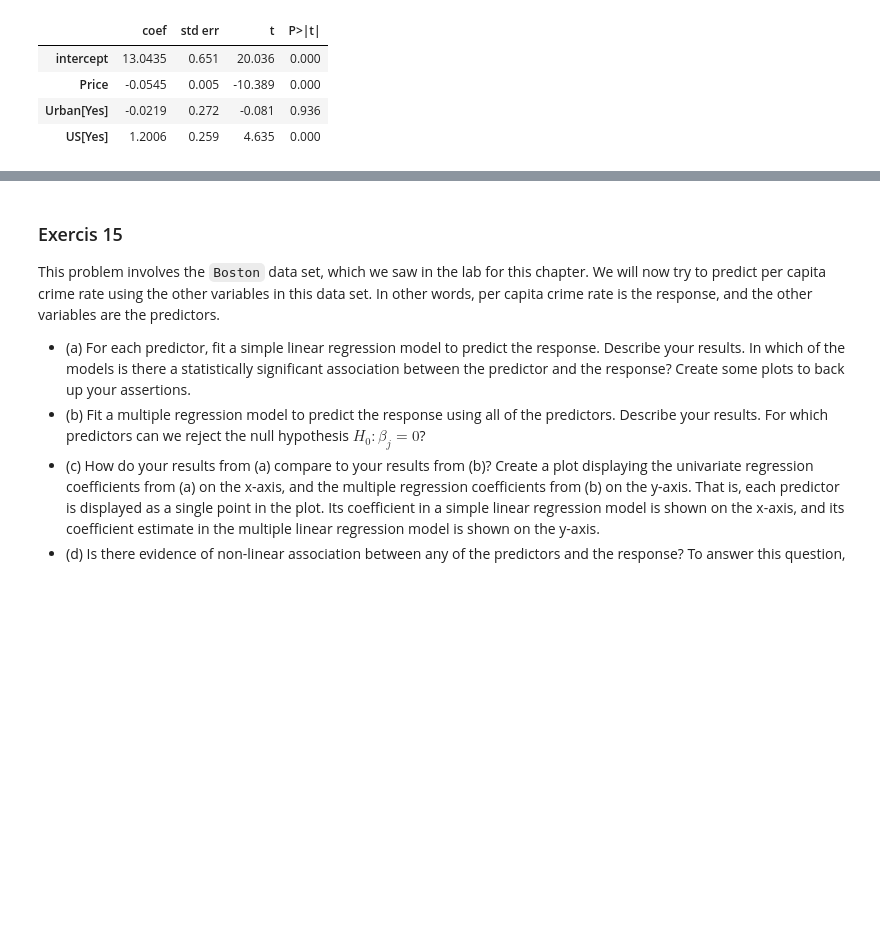
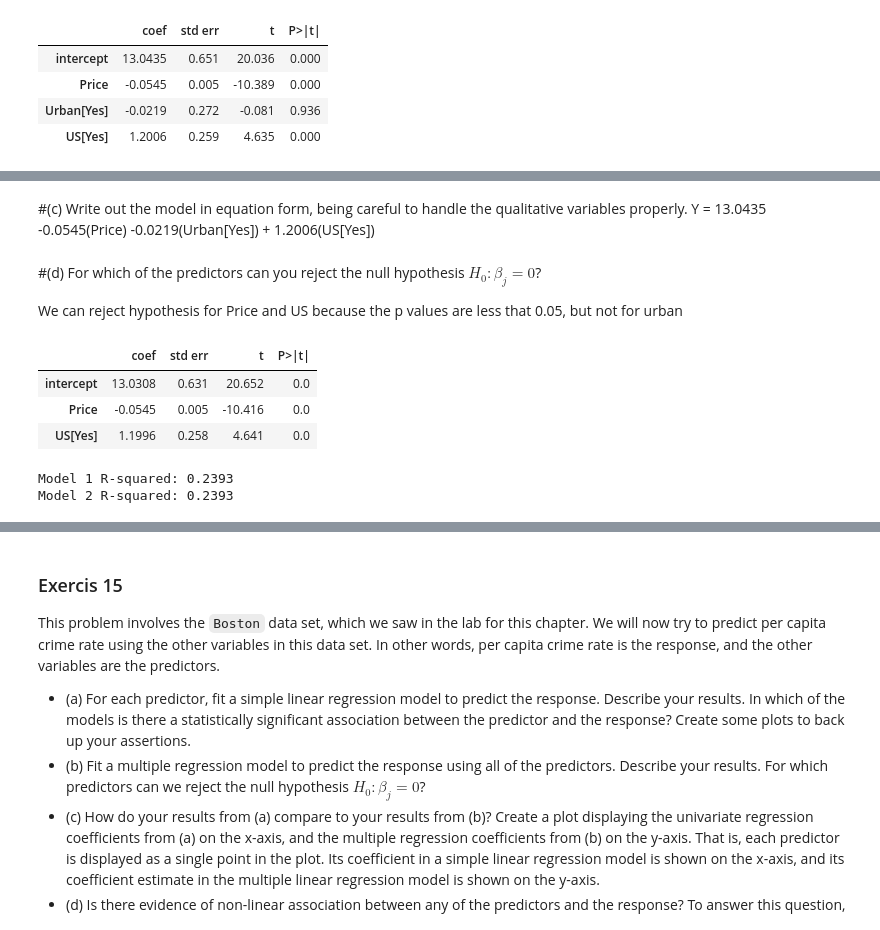
Before and after one commit to Nesu-tech/Methods_In_Data_Science, a Jupyter notebook: HW2 (3).ipynb, the cells around one changed output, grey strips where cells are left out. Cells and saved outputs as stored; diff of their text form; code cells hidden in the pictures; blank space fills up the shorter version.

```diff
--- a/HW2 (3).ipynb
+++ b/HW2 (3).ipynb
@@ -294,0 +302,33 @@ summarize(results1)
+# %% [markdown]
+#(c) Write out the model in equation form, being careful to handle
+the qualitative variables properly.
+Y = 13.0435 -0.0545(Price) -0.0219(Urban[Yes]) + 1.2006(US[Yes])
+# %% [markdown]
+#(d) For which of the predictors can you reject the null hypothesis $H_0 : β_j = 0$?
+
+We can reject hypothesis for Price and US because the p values are less that 0.05, but not for urban
+# %%
+#(e) On the basis of your response to the previous question, fit a
+#smaller model that only uses the predictors for which there is
+#evidence of association with the outcome.
+x = carseats.columns.drop(['Price', 'US'])
+y = carseats['Sales']
+x = ["Price", "US"]
+X2 = MS(x).fit_transform(carseats)
+model2 = sm.OLS(y, X2)
+results2 = model2.fit()
+summarize(results2)
+# %% [output]
+|  | coef | std err | t | P>|t| |
+| intercept | 13.0308 | 0.631 | 20.652 | 0.0 |
+| Price | -0.0545 | 0.005 | -10.416 | 0.0 |
+| US[Yes] | 1.1996 | 0.258 | 4.641 | 0.0 |
+# %%
+#f How well do the models in(a) and (e) fit the data
+model1_r2 = results1.rsquared
+model2_r2 = results2.rsquared
+print(f"Model 1 R-squared: {model1_r2:.4f}")
+print(f"Model 2 R-squared: {model2_r2:.4f}")
+# %% [output]
+Model 1 R-squared: 0.2393
+Model 2 R-squared: 0.2393
```
Also changed, not shown: parts of 16 cells of this notebook.
